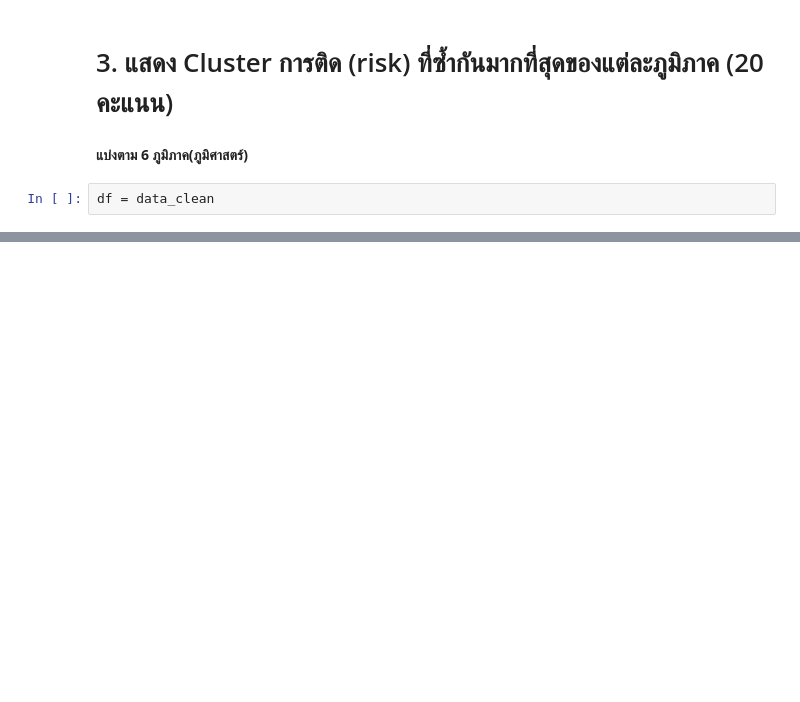
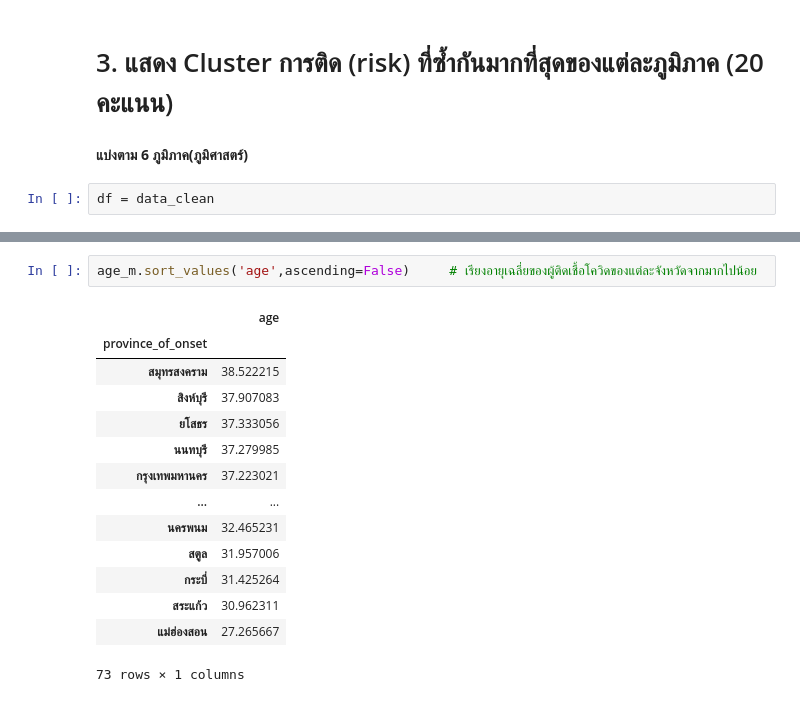
Before and after one commit to Gcpppinpak/data_viz_2022, a Jupyter notebook: Midterm.ipynb, the cells around one changed output, grey strips where cells are left out. Drawn from its saved outputs; the diff is of its cells as text; blank space fills up the shorter version.

```diff
--- a/Midterm.ipynb
+++ b/Midterm.ipynb
@@ -1116,0 +1357,17 @@ s= display(df.groupby('risk')[['ภูมิศาสตร์']].count())
+# %%
+age_m.sort_values('age',ascending=False)     # เรียงอายุเฉลี่ยของผู้ติดเชื้อโควิดของแต่ละจังหวัดจากมากไปน้อย
+# %% [output]
+|  | age |
+| province_of_onset |  |
+| สมุทรสงคราม | 38.522215 |
+| สิงห์บุรี | 37.907083 |
+| ยโสธร | 37.333056 |
+| นนทบุรี | 37.279985 |
+| กรุงเทพมหานคร | 37.223021 |
+| ... | ... |
+| นครพนม | 32.465231 |
+| สตูล | 31.957006 |
+| กระบี่ | 31.425264 |
+| สระแก้ว | 30.962311 |
+| แม่ฮ่องสอน | 27.265667 |
+73 rows × 1 columns
```
Also changed, not shown: parts of 39 cells of this notebook.
